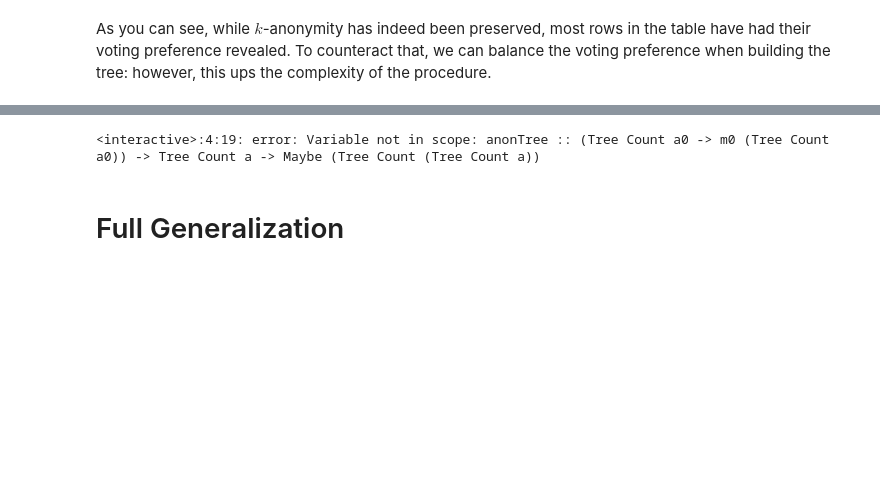
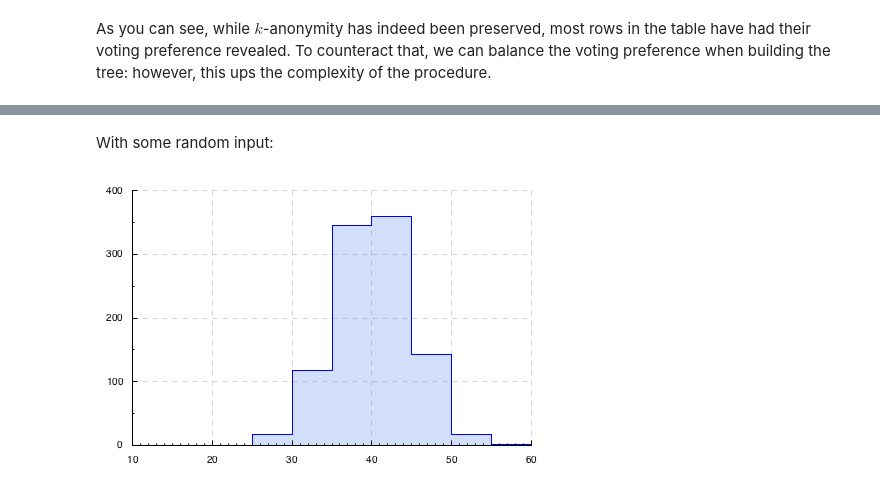
Before and after one commit to oisdk/IHaskell, a Jupyter notebook: notebooks/Privacy.ipynb, the cells around one changed output, grey strips where cells are left out. Drawn from its saved outputs; the diff is of its cells as text; code cells hidden in the pictures; blank space fills up the shorter version.

Commit message:
writeup on relevant differential privacy

```diff
--- a/notebooks/Privacy.ipynb
+++ b/notebooks/Privacy.ipynb
@@ -679,44 +624 @@ select (Node _ l r) = choose (measure l) (measure r)
                   >>= bool (select l) (select r)
-# %%
-diffMapping :: Ratio Natural
-            -> Tree Count a
-            -> Maybe (Tree Count (Tree Count a))
-diffMapping eps = anonTree $ \tr -> do
-    guard (diffPrivacy tr > eps)
-    pure tr
-
-follow :: Path -> Tree a b -> b
-follow = foldr f (\(Leaf _ x) -> x) .# getPath
-  where
-    f e a (Node _ l r) = a (bool l r e)
-    f e a (Leaf _ x) = x
-
-randAnon :: (Ord a, RandomGen g, Foldable1 f, Traversable f)
-         => Ratio Natural -> f a -> Maybe (State g (f a))
-randAnon k xs = fmap (\t -> traverse (\x -> lk x t) xs) an
-  where
-    an = diffMapping k tr
-    tr = alphHuffmanTree xs
-    mp = codeBook tr
-    lk x t = select (follow (mp Map.! x) t)
-
-import Statistics.Distribution.Normal
-import System.Random.MWC
-import Statistics.Distribution
-
-randVar :: IO Double
-randVar = withSystemRandom (genContVar (normalDistr 40 5) `asTypeOf`
-                            const (undefined :: IO Double))
-
-import IHaskell.Display (plain)
-
-randAges <- NonEmpty.fromList . filter (0<) <$> replicateM 1000 randVar
-contHist 2 10 (toList randAges)
-maybe
-    (display (plain "no anonymization"))
-    ((display . contHist 2 10 . toList) <=< (getStdRandom . runState))
-    (randAnon 0.1 randAges)
-# %% [output]
-<interactive>:4:19: error: Variable not in scope: anonTree :: (Tree Count a0 -> m0 (Tree Count a0)) -> Tree Count a -> Maybe (Tree Count (Tree Count a))
-# %% [markdown]
-# Full Generalization
@@ -732,0 +625,17 @@ anonymize = undefined
+# %% [markdown]
+With some random input:
+# %%
+import Statistics.Distribution.Normal
+import System.Random.MWC
+import Statistics.Distribution
+
+randVar :: IO Int
+randVar = fromEnum <$>
+    withSystemRandom (genContVar (normalDistr 40 5) `asTypeOf`
+                      const (undefined :: IO Double))
+
+randomVars <- replicateM 1000 randVar
+
+contHist 5 10 (map toEnum randomVars)
+# %% [output]
+[figure, added]
```
Also changed, not shown: parts of 23 cells of this notebook, 6 other files.
